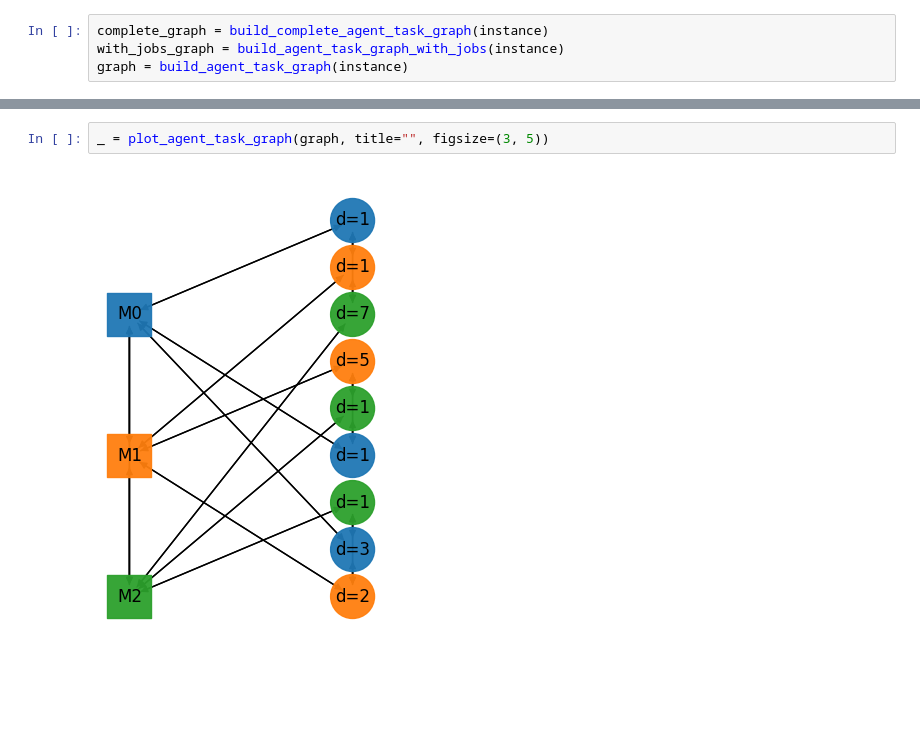
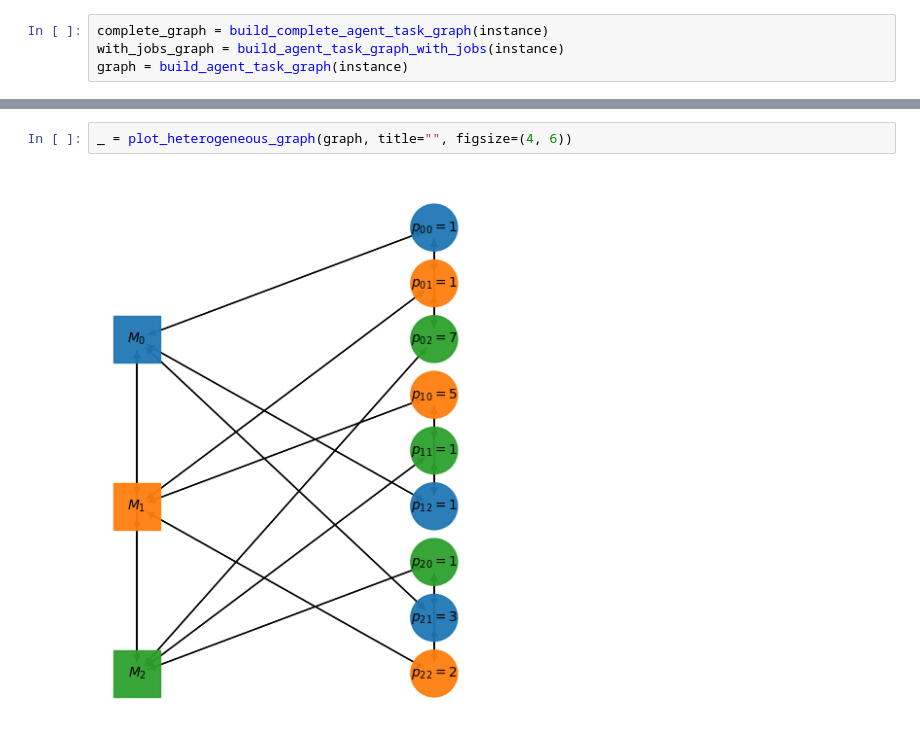
Before and after one commit to Pabloo22/job_shop_lib, a Jupyter notebook: docs/source/examples/07-Agent-Task-Graph.ipynb, the cells around one changed output, grey strips where cells are left out. Saved outputs shown, nothing was run; the diff lists cells and outputs as text; blank space fills up the shorter version.

```diff
--- a/docs/source/examples/07-Agent-Task-Graph.ipynb
+++ b/docs/source/examples/07-Agent-Task-Graph.ipynb
@@ -35,4 +47,4 @@ _ = plot_agent_task_graph(with_jobs_graph, title="", figsize=(5, 7))
 # %%
-_ = plot_agent_task_graph(graph, title="", figsize=(3, 5))
+_ = plot_heterogeneous_graph(graph, title="", figsize=(4, 6))
 # %% [output]
-[figure, old version]
+[figure, new version]
```
Also changed, not shown: parts of 5 cells of this notebook, 14 other files.
